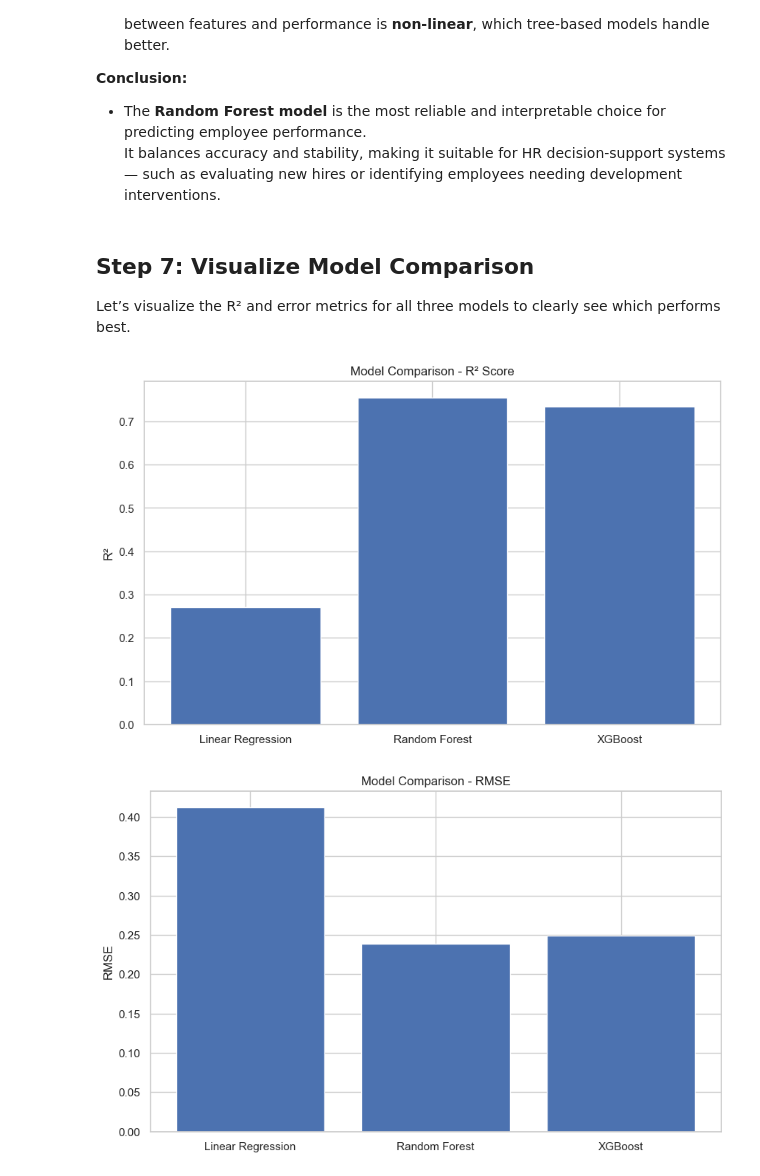
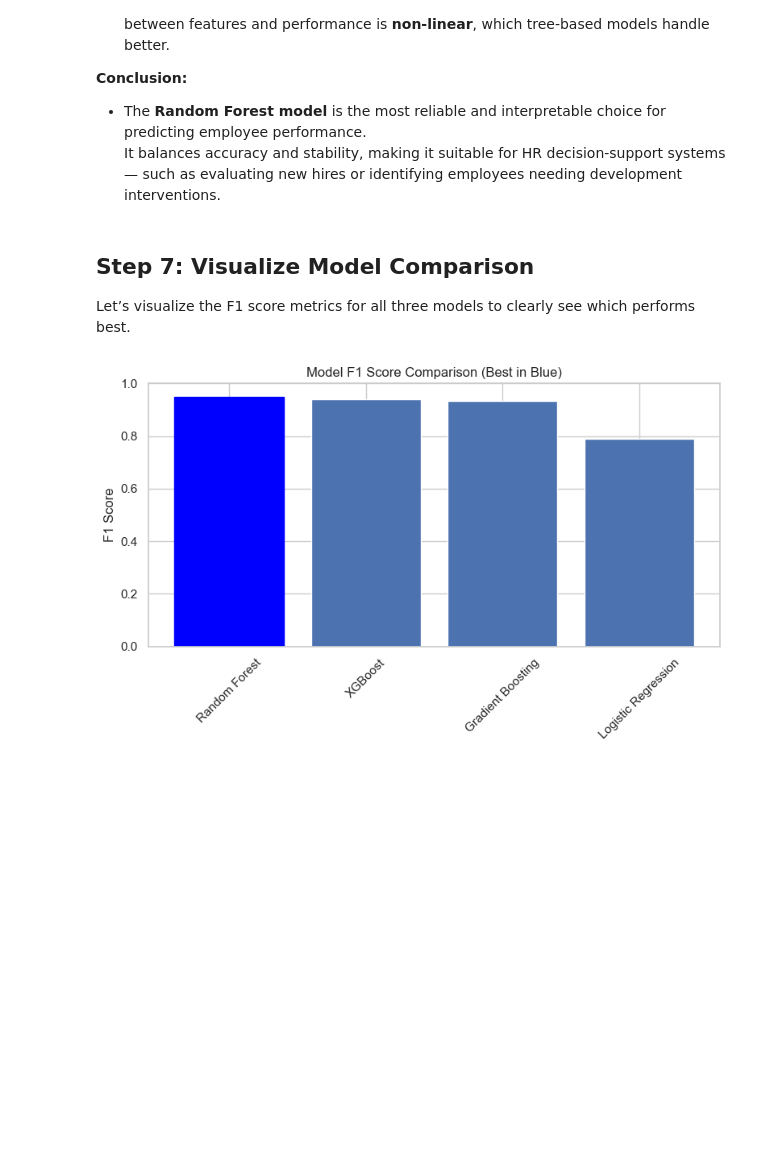
Before and after one commit to nderitumwangi/iabac, a Jupyter notebook: employment.ipynb, the cells around one changed output. Drawn from its saved outputs; the diff is of its cells as text; code cells hidden in the pictures; blank space fills up the shorter version.

```diff
--- a/employment.ipynb
+++ b/employment.ipynb
@@ -430,13 +426,23 @@ We'll evaluate each using:
 - Root Mean Squared Error (RMSE)
 # %%
 # Encode categorical variables
-encoded_df = df.copy()
-for col in encoded_df.select_dtypes(include=['object']).columns:
-    encoded_df[col] = LabelEncoder().fit_transform(encoded_df[col])
+cat_cols = df.select_dtypes(include=['object']).columns
+for col in cat_cols:
+    le = LabelEncoder()
+    df[col] = le.fit_transform(df[col].astype(str))
 
-# Define features and target
-X = encoded_df.drop(['PerformanceRating', 'EmpNumber'], axis=1)
-y = encoded_df['PerformanceRating']
+# Identify target and features (assuming 'PerformanceRating' is the target)
+target = 'PerformanceRating'
+X = df.drop(columns=[target])
+y = df[target]
+
+# === FIX: Encode target labels to start from 0 ===
+from sklearn.preprocessing import LabelEncoder
+le_target = LabelEncoder()
+y = le_target.fit_transform(y)
+
+# Optional: print mapping for reference
+print("Target encoding mapping:", dict(zip(le_target.classes_, le_target.transform(le_target.classes_))))
 
 # Train-test split
-X_train, X_test, y_train, y_test = train_test_split(X, y, test_size=0.2, random_state=42)
+X_train, X_test, y_train, y_test = train_test_split(X, y, test_size=0.2, random_state=RANDOM_STATE)
@@ -521,20 +599,19 @@ The table above compares the performance of three predictive models — **Linear
 # %% [markdown]
 ## Step 7: Visualize Model Comparison
 
-Let’s visualize the R² and error metrics for all three models to clearly see which performs best.
+Let’s visualize the F1 score metrics for all three models to clearly see which performs best.
 # %%
-plt.figure(figsize=(10, 6))
-plt.bar(comparison_df['Model'], comparison_df['R² Score'])
-plt.title('Model Comparison - R² Score')
-plt.ylabel('R²')
+plt.figure(figsize=(8,5))
+bars = plt.bar(results_df.index, results_df['F1 Score'])
+best_model = results_df['F1 Score'].idxmax()
+bars[results_df.index.get_loc(best_model)].set_color('blue')
+
+plt.title('Model F1 Score Comparison (Best in Blue)')
+plt.ylabel('F1 Score')
+plt.xticks(rotation=45)
+plt.ylim(0, 1)
+plt.tight_layout()
 plt.show()
-
-plt.figure(figsize=(10, 6))
-plt.bar(comparison_df['Model'], comparison_df['RMSE'])
-plt.title('Model Comparison - RMSE')
-plt.ylabel('RMSE')
-plt.show()
 # %% [output]
-[figure, old version]
+[figure, new version]
-[figure, removed]
 # %% [markdown]
```
Also changed, not shown: parts of 12 cells of this notebook, 3 other files.
